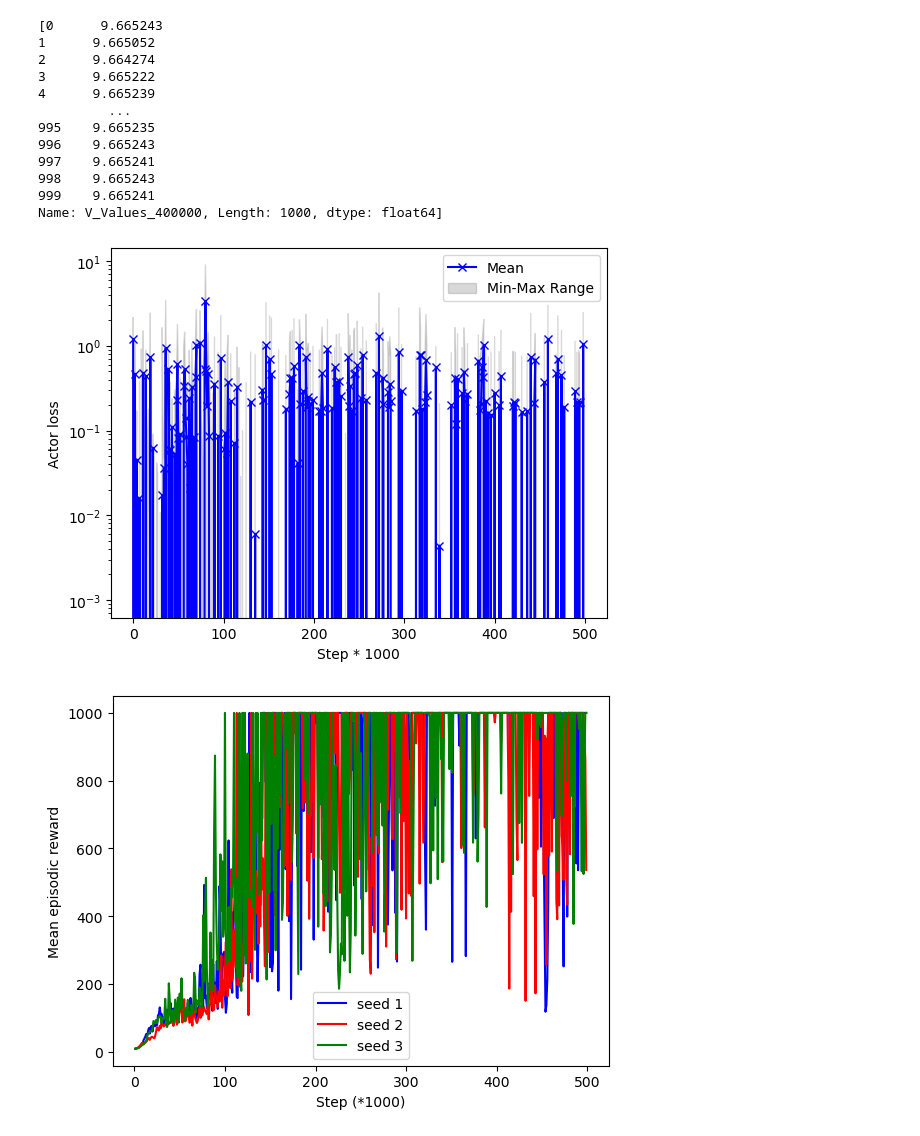
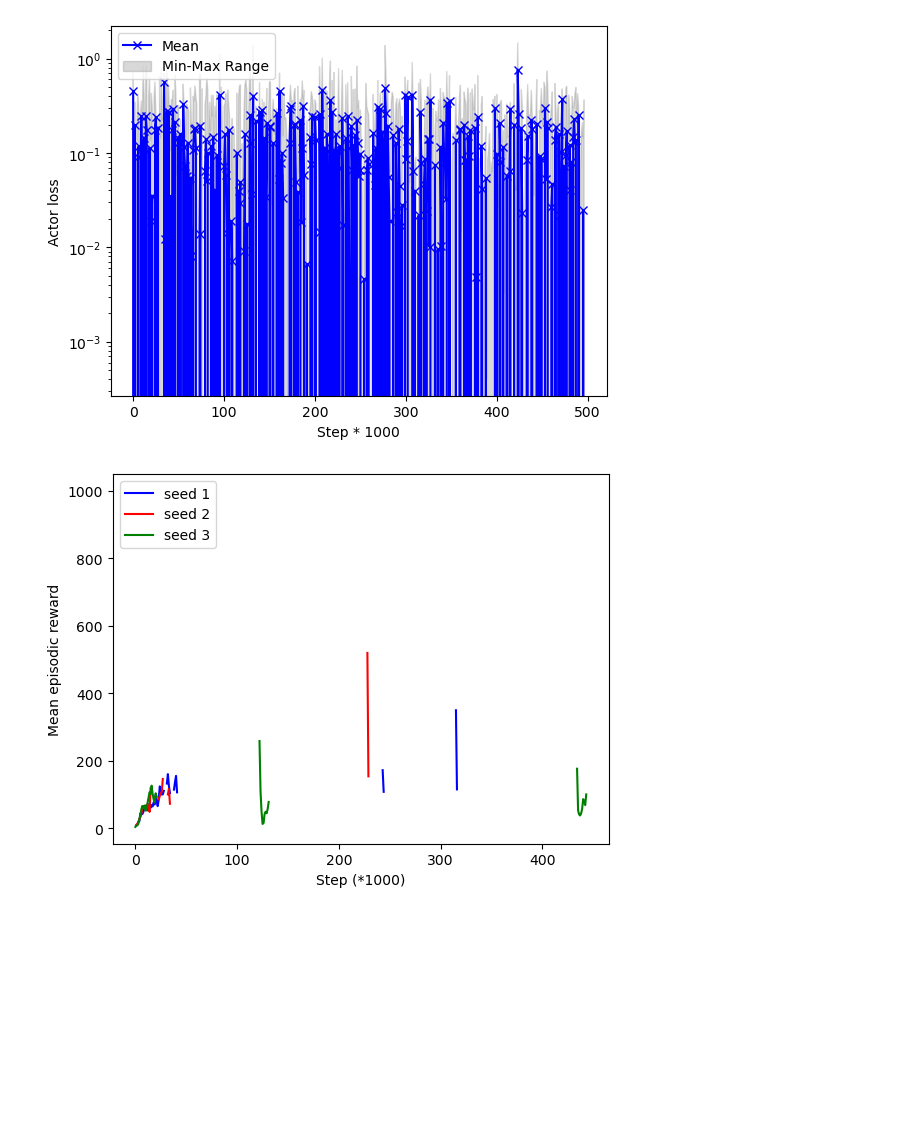
Before and after one commit to aledurso22/Reinforcement-Learning-project, a Jupyter notebook: train.ipynb, the cells around one changed output. Drawn from its saved outputs; the diff is of its cells as text; code cells hidden in the pictures; blank space fills up the shorter version.

```diff
--- a/train.ipynb
+++ b/train.ipynb
@@ -276,13 +301,13 @@ def train(seed, filenames, n_envs=1, n_steps=1, sparse=False):
     df = pd.concat(series, axis=1)
     df.to_csv(filenames[2], index=False)
 # %%
-seeds = [42, 123, 21]
+seeds = [52, 123, 21]
 for seed in seeds:
-    folder_name = 'test_sparse_'
+    folder_name = 'Results_1env_1nstep_continuous'
     if not os.path.exists(folder_name): os.makedirs(folder_name)
 
     filenames = [os.path.join(folder_name, str(seed)+'_1_1k.csv'), os.path.join(folder_name, str(seed)+'_1_20k_rewards.csv'),
-                 os.path.join(folder_name, str(seed)+'_1_20k_V_Values.csv')]
+                 os.path.join(folder_name, str(seed)+'_1_20k_V_Values.csv'), os.path.join(folder_name, str(seed)+'_1_Ep_Rewards.csv')]
 
-    train(seed, filenames, n_envs=6, sparse=False)
+    train(seed, filenames, n_envs=1, sparse=True)
 # %% [output]
@@ -391,2 +326,0 @@ KeyboardInterrupt:
-# %%
-env = gym.make('CartPole-v1')
@@ -419,0 +327,16 @@ env.step(1)
+# %%
+def compute_n_steps_return(gamma, rewards, v_state, terminated, n, nterm):
+    r_ = 0
+    r = []
+
+    for i in reversed(range(len(rewards))):
+        r_ = rewards[i] + gamma*(r_)
+        r.insert(0,r_+(1-terminated)*gamma**(i+1)*v_state)
+
+    if not r:
+        print(rewards)
+        print(v_state)
+        print(terminated)
+        print(n)
+        print(nterm)
+    return torch.stack(r)
@@ -419,0 +437,10 @@ env.step(1)
+# %%
+seeds = [52, 123, 21]
+for seed in seeds:
+    folder_name = 'Results_6env_6nstep_cont'
+    if not os.path.exists(folder_name): os.makedirs(folder_name)
+
+    filenames = [os.path.join(folder_name, str(seed)+'_1_1k.csv'), os.path.join(folder_name, str(seed)+'_1_20k_rewards.csv'),
+                 os.path.join(folder_name, str(seed)+'_1_20k_V_Values.csv'), os.path.join(folder_name, str(seed)+'_1_Ep_Rewards.csv')]
+
+    train_n(seed, filenames, n_envs=6, n_steps=6, sparse=True)
@@ -546,18 +628,6 @@ def plotting(folder_name, seeds):
 # %%
-folder_name = 'test_sparse'
+folder_name = 'Results_6env_6nstep_cont'
 plotting(folder_name, seeds)
 # %% [output]
-[0      9.665243
-1      9.665052
-2      9.664274
-3      9.665222
-4      9.665239
-         ...
-995    9.665235
-996    9.665243
-997    9.665241
-998    9.665243
-999    9.665241
-Name: V_Values_400000, Length: 1000, dtype: float64]
-[figure, old version]
+[figure, new version]
-[figure, old version]
+[figure, new version]
```
Also changed, not shown: parts of 13 cells of this notebook.
